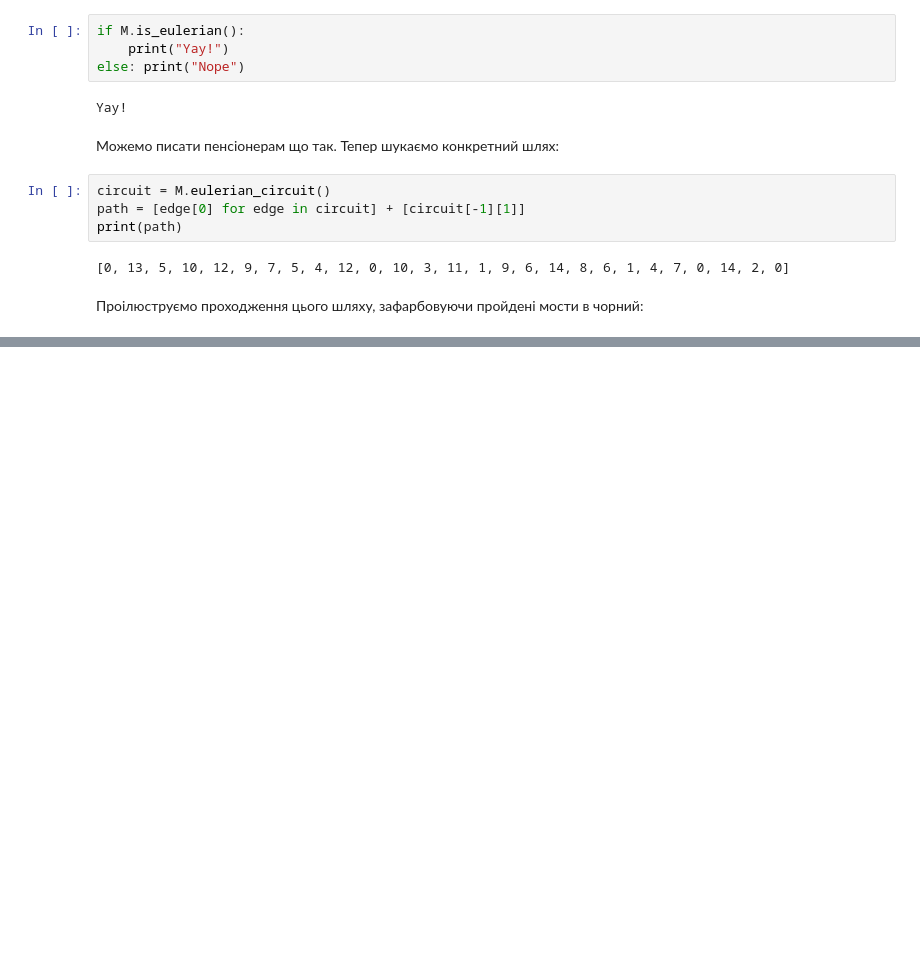
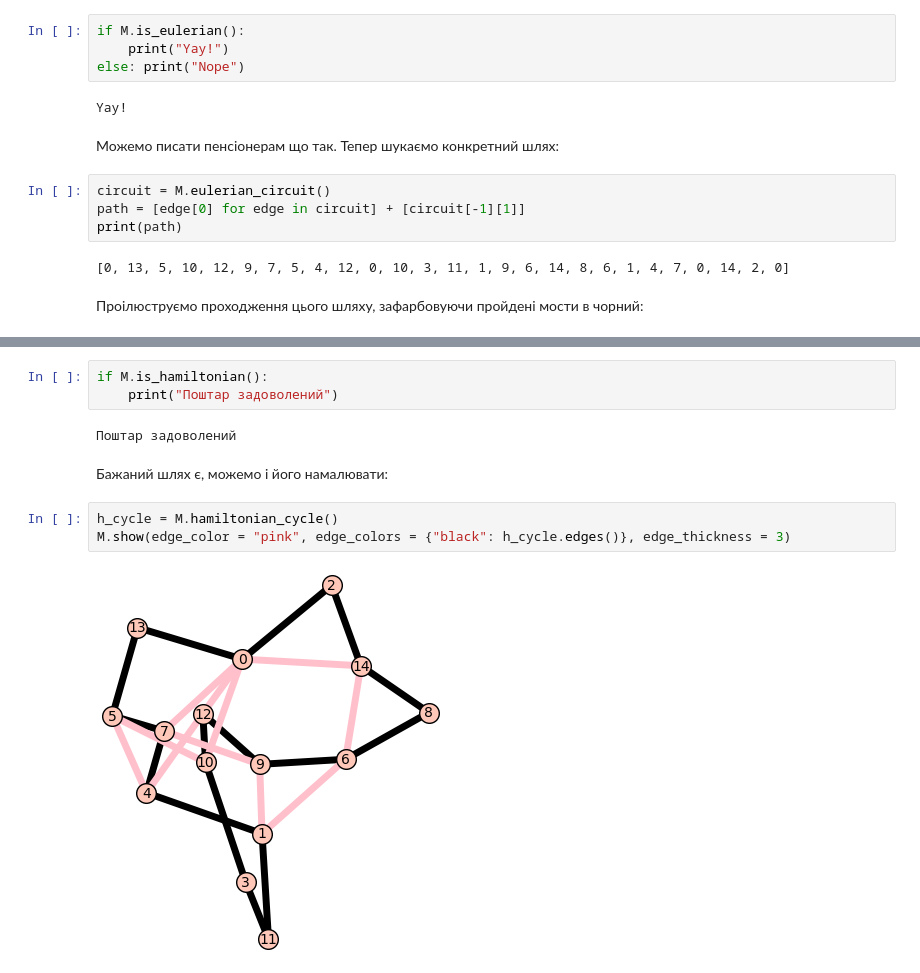
Before and after one commit to Oksana-Duda/Euler-s-graphs, a Jupyter notebook: Graphs (3).ipynb, the cells around one changed output, grey strips where cells are left out. Saved outputs shown, nothing was run; the diff lists cells and outputs as text; blank space fills up the shorter version.

```diff
--- a/Graphs (3).ipynb
+++ b/Graphs (3).ipynb
@@ -79,0 +84,12 @@ Interactive function <function my_graph_animation at 0x...> with 1 widget
+# %%
+if M.is_hamiltonian():
+    print("Поштар задоволений")
+# %% [output]
+Поштар задоволений
+# %% [markdown]
+Бажаний шлях є, можемо і його намалювати:
+# %%
+h_cycle = M.hamiltonian_cycle()
+M.show(edge_color = "pink", edge_colors = {"black": h_cycle.edges()}, edge_thickness = 3)
+# %% [output]
+[figure, added]
```
Also changed, not shown: parts of 4 cells of this notebook.
